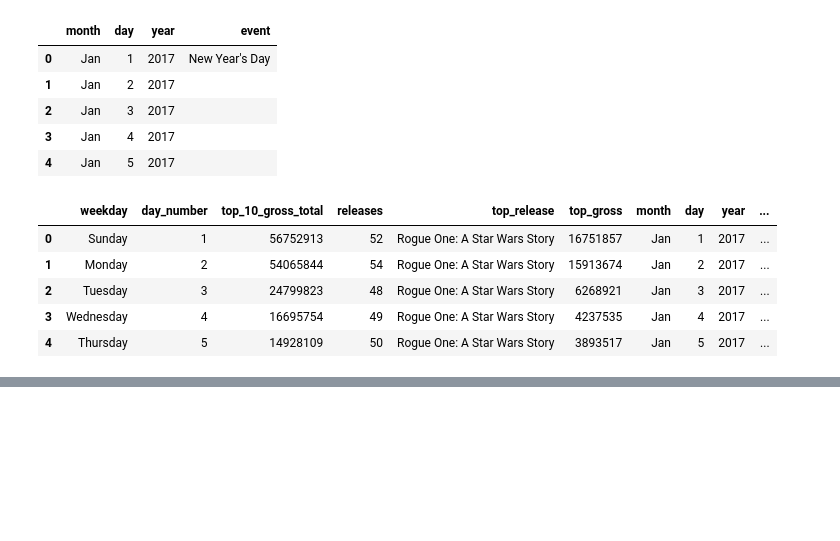
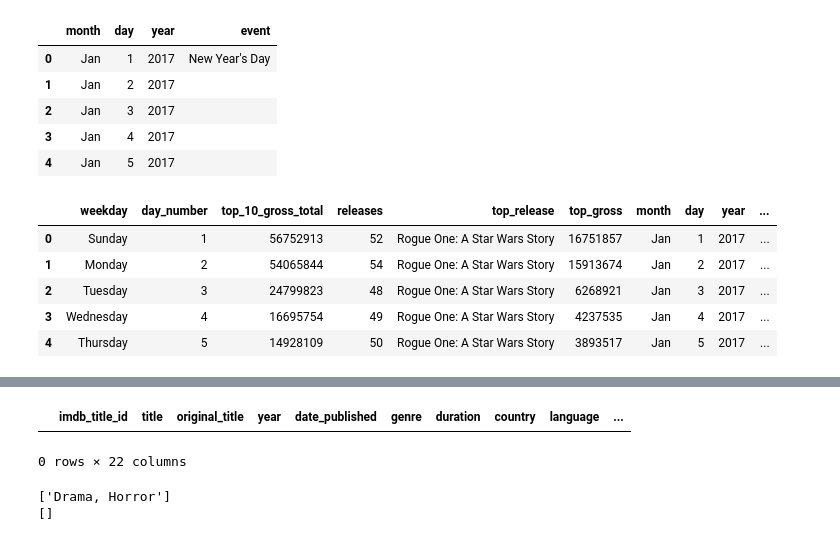
Before and after one commit to SeeShell/TOOL1_FINAL_PROJECT, a Jupyter notebook: webscrapping-boxofficemojo-AL-v1.ipynb, the cells around one changed output, grey strips where cells are left out. Cells and saved outputs as stored; diff of their text form; code cells hidden in the pictures; blank space fills up the shorter version.

```diff
--- a/webscrapping-boxofficemojo-AL-v1.ipynb
+++ b/webscrapping-boxofficemojo-AL-v1.ipynb
@@ -168,0 +285,13 @@ df.head()
+# %%
+# example of missing data
+imdb.loc[(imdb['original_title']=='Birds of Prey')]
+# %% [output]
+|  | imdb_title_id | title | original_title | year | date_published | genre | duration | country | language | ... |
+0 rows × 22 columns
+# %%
+# What to do about missing values??
+print(genres['The Other Lamb'])
+print(genres['Birds of Prey'])
+# %% [output]
+['Drama, Horror']
+[]
```
Also changed, not shown: parts of 7 cells of this notebook, 1 other file.
